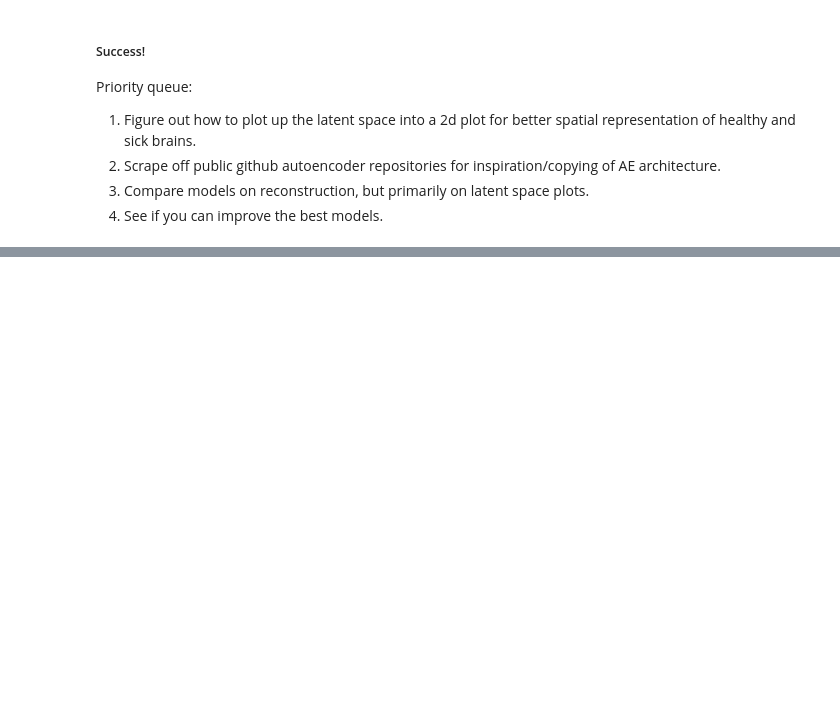
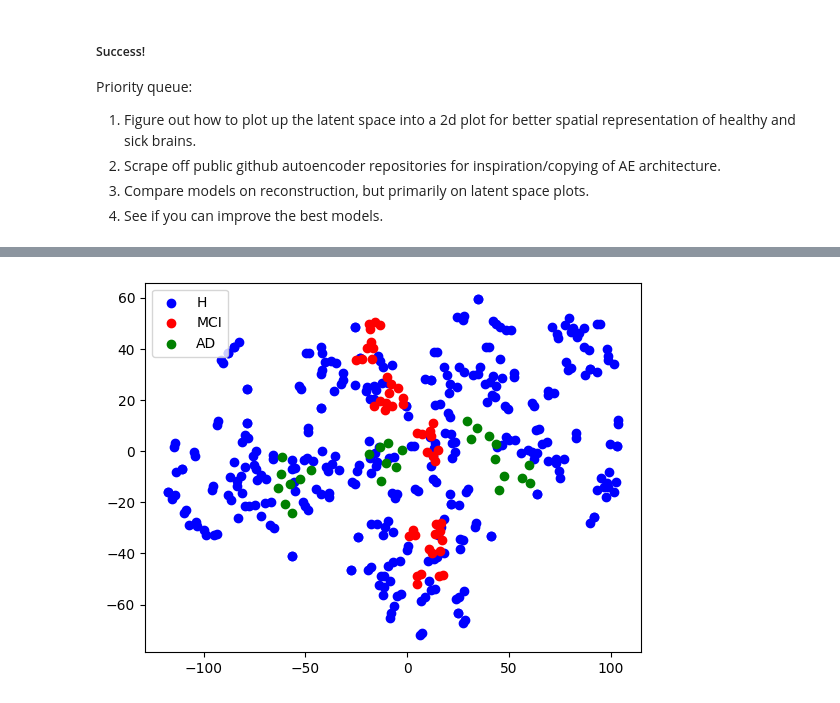
Before and after one commit to Vaakir/unsupervised-deep-learning-bachelor-thesis, a Jupyter notebook: AE adjustable test4.ipynb, the cells around one changed output, grey strips where cells are left out. Cells and saved outputs as stored; diff of their text form; code cells hidden in the pictures; blank space fills up the shorter version.

```diff
--- a/AE adjustable test4.ipynb
+++ b/AE adjustable test4.ipynb
@@ -786,0 +821,16 @@ Priority queue:
+# %%
+def plot_tsne_projection(dataset, color, label, encoder, perplexity=5):
+    scaler = StandardScaler()
+    dataset_scaled = scaler.fit_transform(dataset.reshape(-1, dataset.shape[-1])).reshape(dataset.shape)
+    z_mean, z_std, z = encoder.predict(dataset_scaled)
+    tsne = TSNE(n_components=2, random_state=42, perplexity=perplexity)
+    tsne_results = tsne.fit_transform(z_mean)
+    plt.scatter(tsne_results[:, 0], tsne_results[:, 1], color=color, label=label)
+
+plot_tsne_projection(H, "blue", "H", models_list4[1].encoder)
+plot_tsne_projection(MCI, "red", "MCI", models_list4[1].encoder)
+plot_tsne_projection(AD, "green", "AD", models_list4[1].encoder)
+
+plt.legend()
+plt.show()
+# %% [output]
@@ -786,0 +840 @@ Priority queue:
+[figure, added]
```
Also changed, not shown: parts of 9 cells of this notebook, 2 other files.
